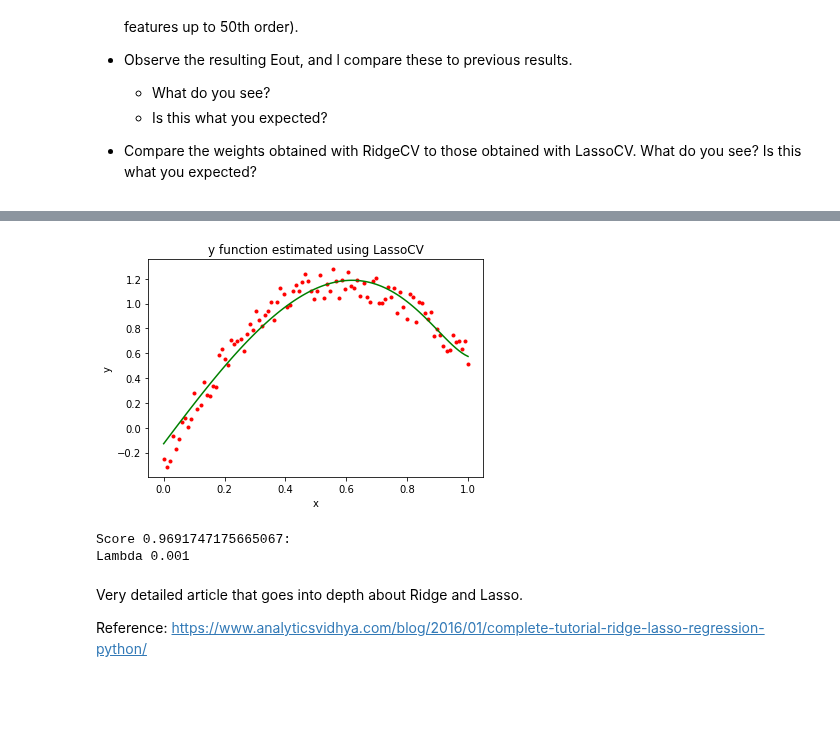
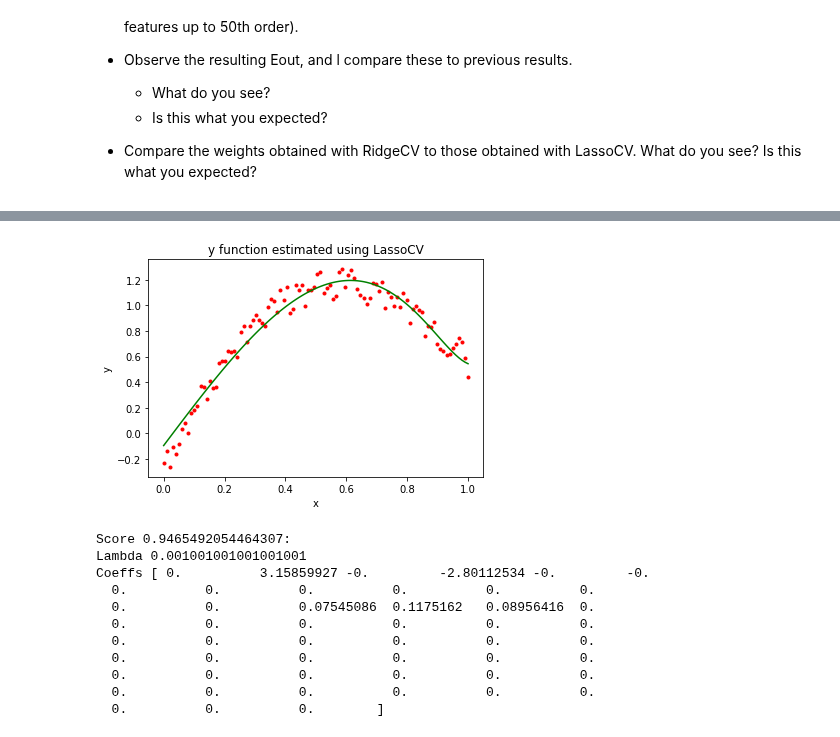
Before and after one commit to vipulpopat/MSCAI_Sem1_Etivity4, a Jupyter notebook: Etivity4_CE6002.ipynb, the cells around one changed output, grey strips where cells are left out. Drawn from its saved outputs; the diff is of its cells as text; code cells hidden in the pictures; blank space fills up the shorter version.

```diff
--- a/Etivity4_CE6002.ipynb
+++ b/Etivity4_CE6002.ipynb
@@ -312,6 +306,6 @@ def alternate_regression(title, clf):
     plt.plot(X, pred  , 'g', label=title)
     plt.show()
 
-    return score, lambdas
+    return score, lambdas, coeffs
 # %%
 clf = RidgeCV(alphas=[best_lambda, 1e-3, 1e-2, 1e-1, 1]).fit(X_trans, y)
@@ -325,13 +329,19 @@ Lambda 0.001
 # %%
-clf = LassoCV(alphas=[best_lambda, 1e-3, 1e-2, 1e-1, 1], cv=10, random_state=0).fit(X_trans, y)
-alternate_regression("LassoCV", clf)
+clf = LassoCV(alphas=[best_lambda, 1e-3, 1e-2, 1e-1, 1], cv=10, random_state=10131531).fit(X_trans, y)
+score, lamdas, coeffs = alternate_regression("LassoCV", clf)
 print('Score %s:' % score)
 print('Lambda %s' % lamdas)
+print('Coeffs %s' % coeffs)
 # %% [output]
-[figure, old version]
+[figure, new version]
-Score 0.9691747175665067:
-Lambda 0.001
+Score 0.9465492054464307:
+Lambda 0.001001001001001001
+Coeffs [ 0.          3.15859927 -0.         -2.80112534 -0.         -0.
+  0.          0.          0.          0.          0.          0.
+  0.          0.          0.07545086  0.1175162   0.08956416  0.
+  0.          0.          0.          0.          0.          0.
+  0.          0.          0.          0.          0.          0.
+  0.          0.          0.          0.          0.          0.
+  0.          0.          0.          0.          0.          0.
+  0.          0.          0.          0.          0.          0.
+  0.          0.          0.        ]
-# %% [markdown]
-Very detailed article that goes into depth about Ridge and Lasso.
-
-Reference: https://www.analyticsvidhya.com/blog/2016/01/complete-tutorial-ridge-lasso-regression-python/
```
Also changed, not shown: parts of 13 cells of this notebook, 2 other files.
